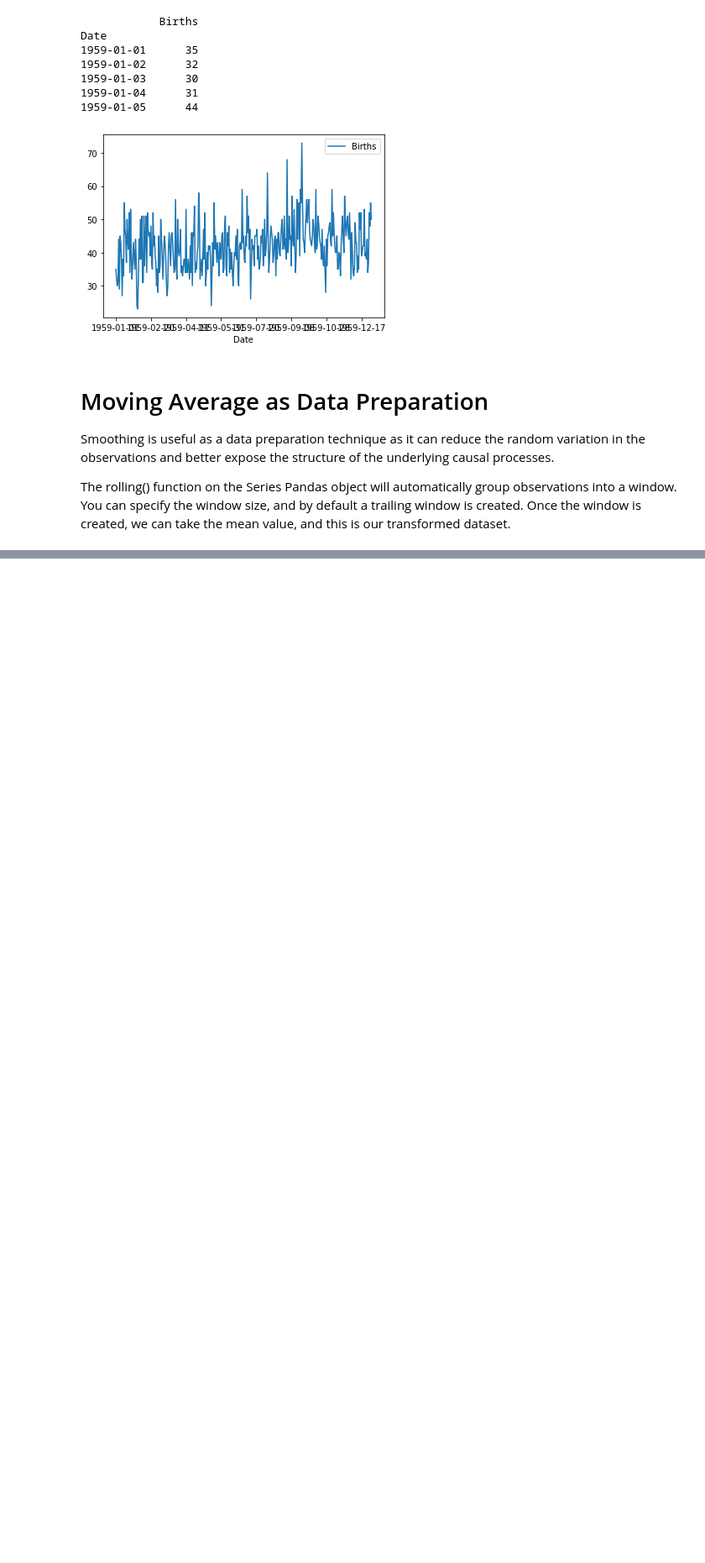
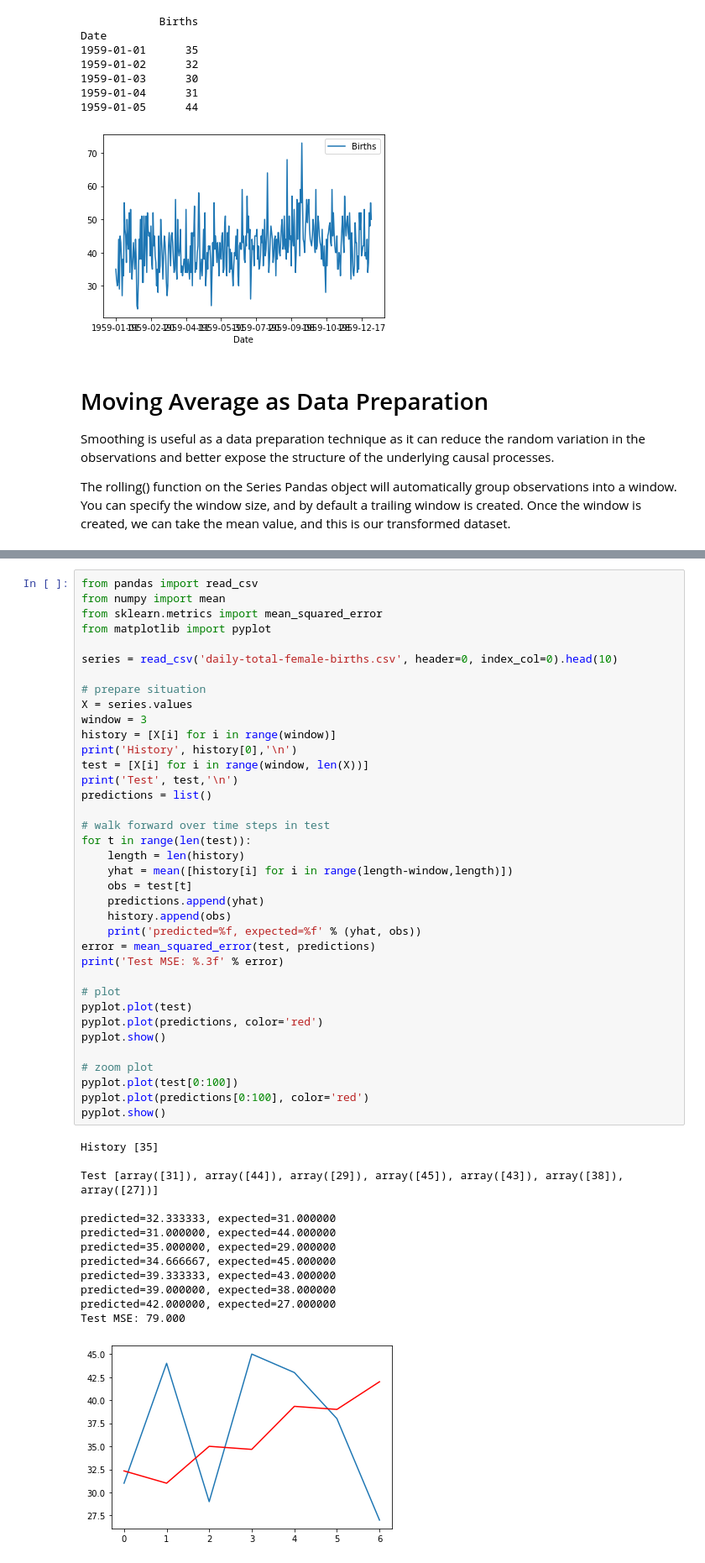
Before and after one commit to MWFK/TimeSeries_Sequence_with_TensorFlow, a Jupyter notebook: 0- WindowdMA_TraillingCentered.ipynb, the cells around one changed output, grey strips where cells are left out. Shown at 84% size. Saved outputs shown, nothing was run; the diff lists cells and outputs as text; blank space fills up the shorter version.

```diff
--- a/0- WindowdMA_TraillingCentered.ipynb
+++ b/0- WindowdMA_TraillingCentered.ipynb
@@ -74,0 +164,51 @@ The rolling() function on the Series Pandas object will automatically group obse
+# %%
+from pandas import read_csv
+from numpy import mean
+from sklearn.metrics import mean_squared_error
+from matplotlib import pyplot
+
+series = read_csv('daily-total-female-births.csv', header=0, index_col=0).head(10)
+
+# prepare situation
+X = series.values
+window = 3
+history = [X[i] for i in range(window)]
+print('History', history[0],'\n')
+test = [X[i] for i in range(window, len(X))]
+print('Test', test,'\n')
+predictions = list()
+
+# walk forward over time steps in test
+for t in range(len(test)):
+	length = len(history)
+	yhat = mean([history[i] for i in range(length-window,length)])
+	obs = test[t]
+	predictions.append(yhat)
+	history.append(obs)
+	print('predicted=%f, expected=%f' % (yhat, obs))
+error = mean_squared_error(test, predictions)
+print('Test MSE: %.3f' % error)
+
+# plot
+pyplot.plot(test)
+pyplot.plot(predictions, color='red')
+pyplot.show()
+
+# zoom plot
+pyplot.plot(test[0:100])
+pyplot.plot(predictions[0:100], color='red')
+pyplot.show()
+# %% [output]
+History [35]
+
+Test [array([31]), array([44]), array([29]), array([45]), array([43]), array([38]), array([27])]
+
+predicted=32.333333, expected=31.000000
+predicted=31.000000, expected=44.000000
+predicted=35.000000, expected=29.000000
+predicted=34.666667, expected=45.000000
+predicted=39.333333, expected=43.000000
+predicted=39.000000, expected=38.000000
+predicted=42.000000, expected=27.000000
+Test MSE: 79.000
+[figure, added]
```
Also changed, not shown: parts of 6 cells of this notebook.
